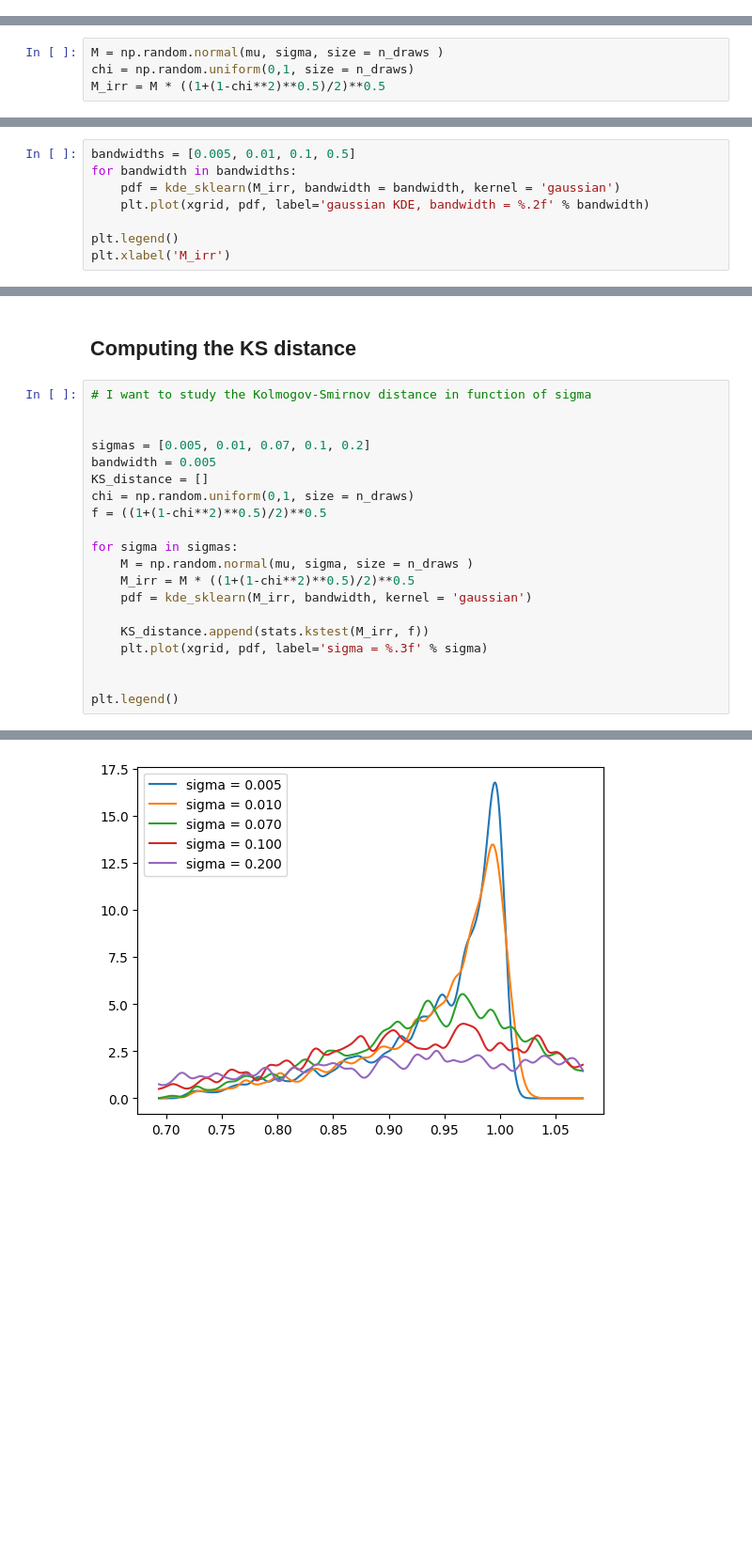
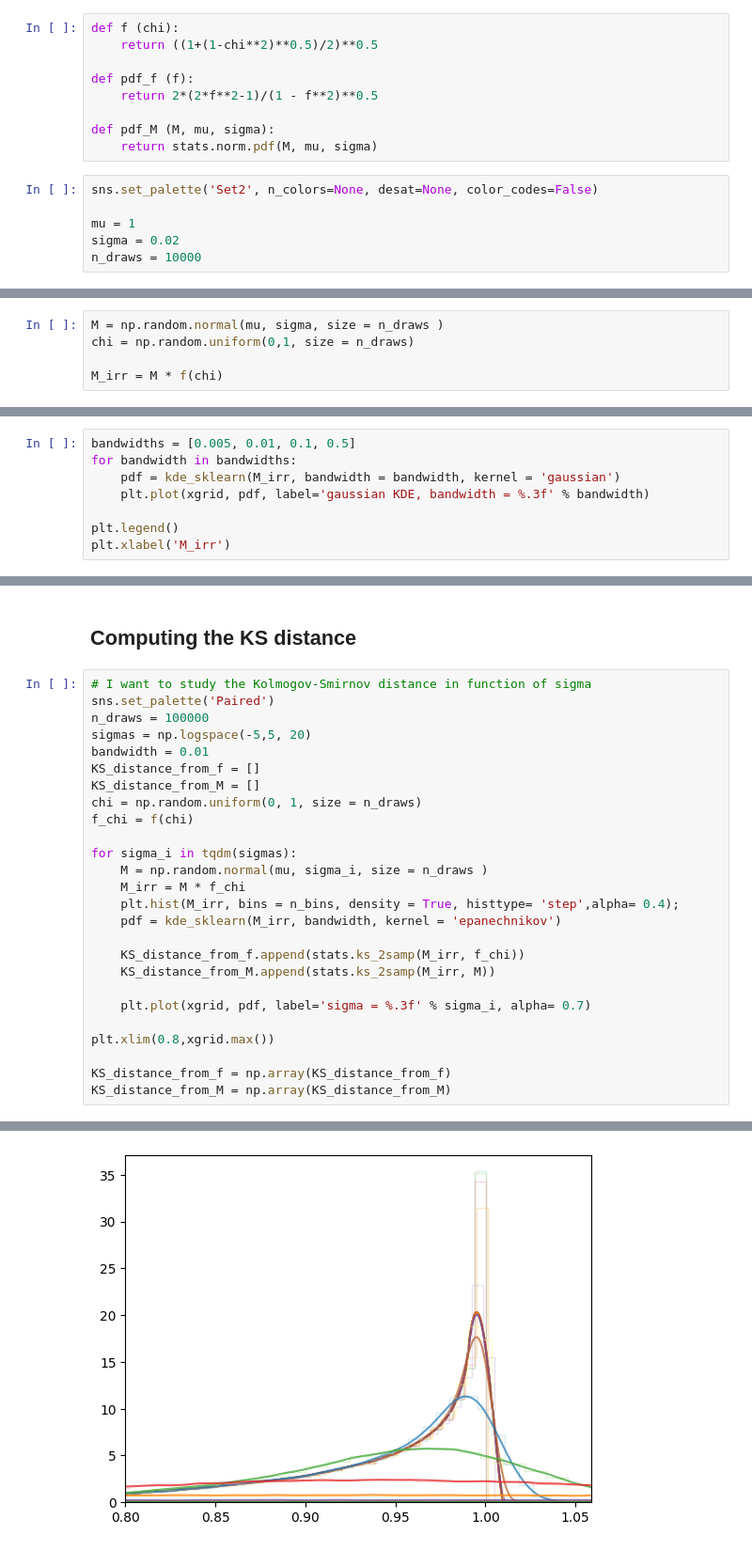
Before and after one commit to malvibellotti/astrostatistics_bicocca_2024, a Jupyter notebook: working/lecture_7_irriducible_BHmass.ipynb, the cells around one changed output, grey strips where cells are left out. Shown at 94% size. Saved outputs shown, nothing was run; the diff lists cells and outputs as text; blank space fills up the shorter version.

```diff
--- a/working/lecture_7_irriducible_BHmass.ipynb
+++ b/working/lecture_7_irriducible_BHmass.ipynb
@@ -83,0 +83,15 @@ n_draws = 1000
+# %%
+def f (chi):
+    return ((1+(1-chi**2)**0.5)/2)**0.5
+
+def pdf_f (f):
+    return 2*(2*f**2-1)/(1 - f**2)**0.5
+
+def pdf_M (M, mu, sigma):
+    return stats.norm.pdf(M, mu, sigma)
+# %%
+sns.set_palette('Set2', n_colors=None, desat=None, color_codes=False)
+
+mu = 1
+sigma = 0.02
+n_draws = 10000
@@ -84,7 +108,8 @@ n_draws = 1000
 # %%
 M = np.random.normal(mu, sigma, size = n_draws )
 chi = np.random.uniform(0,1, size = n_draws)
-M_irr = M * ((1+(1-chi**2)**0.5)/2)**0.5
+
+M_irr = M * f(chi)
 # %% [markdown]
 ## binning with Freedman-Diaconis rule
 # %%
@@ -139,7 +164,7 @@ def kde_sklearn(data, bandwidth = 1.0, kernel="linear"):
 bandwidths = [0.005, 0.01, 0.1, 0.5]
 for bandwidth in bandwidths:
     pdf = kde_sklearn(M_irr, bandwidth = bandwidth, kernel = 'gaussian')
-    plt.plot(xgrid, pdf, label='gaussian KDE, bandwidth = %.2f' % bandwidth)
+    plt.plot(xgrid, pdf, label='gaussian KDE, bandwidth = %.3f' % bandwidth)
 
 plt.legend()
 plt.xlabel('M_irr')
@@ -161,22 +186,28 @@ Text(0.5, 0, 'M_irr')
 ## Computing the KS distance
 # %%
 # I want to study the Kolmogov-Smirnov distance in function of sigma
+sns.set_palette('Paired')
+n_draws = 100000
+sigmas = np.logspace(-5,5, 20)
+bandwidth = 0.01
+KS_distance_from_f = []
+KS_distance_from_M = []
+chi = np.random.uniform(0, 1, size = n_draws)
+f_chi = f(chi)
 
+for sigma_i in tqdm(sigmas):
+    M = np.random.normal(mu, sigma_i, size = n_draws )
+    M_irr = M * f_chi
+    plt.hist(M_irr, bins = n_bins, density = True, histtype= 'step',alpha= 0.4);
+    pdf = kde_sklearn(M_irr, bandwidth, kernel = 'epanechnikov')
 
-sigmas = [0.005, 0.01, 0.07, 0.1, 0.2]
-bandwidth = 0.005
-KS_distance = []
-chi = np.random.uniform(0,1, size = n_draws)
-f = ((1+(1-chi**2)**0.5)/2)**0.5
+    KS_distance_from_f.append(stats.ks_2samp(M_irr, f_chi))
+    KS_distance_from_M.append(stats.ks_2samp(M_irr, M))
 
-for sigma in sigmas:
-    M = np.random.normal(mu, sigma, size = n_draws )
-    M_irr = M * ((1+(1-chi**2)**0.5)/2)**0.5
-    pdf = kde_sklearn(M_irr, bandwidth, kernel = 'gaussian')
+    plt.plot(xgrid, pdf, label='sigma = %.3f' % sigma_i, alpha= 0.7)
 
-    KS_distance.append(stats.kstest(M_irr, f))
-    plt.plot(xgrid, pdf, label='sigma = %.3f' % sigma)
+plt.xlim(0.8,xgrid.max())
 
-
-plt.legend()
+KS_distance_from_f = np.array(KS_distance_from_f)
+KS_distance_from_M = np.array(KS_distance_from_M)
 # %% [output]
@@ -185 +214 @@ plt.legend()
-[figure, old version]
+[figure, new version]
```
Also changed, not shown: parts of 16 cells of this notebook.
